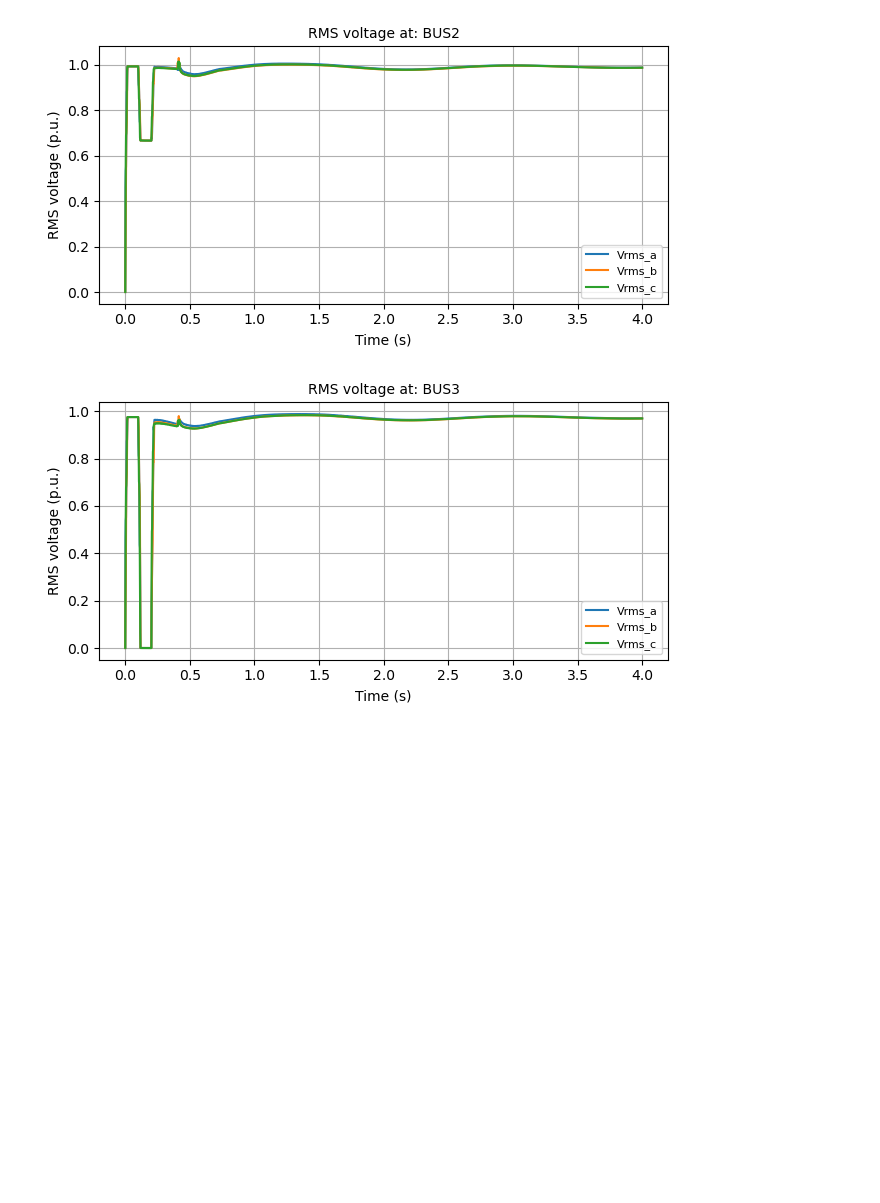
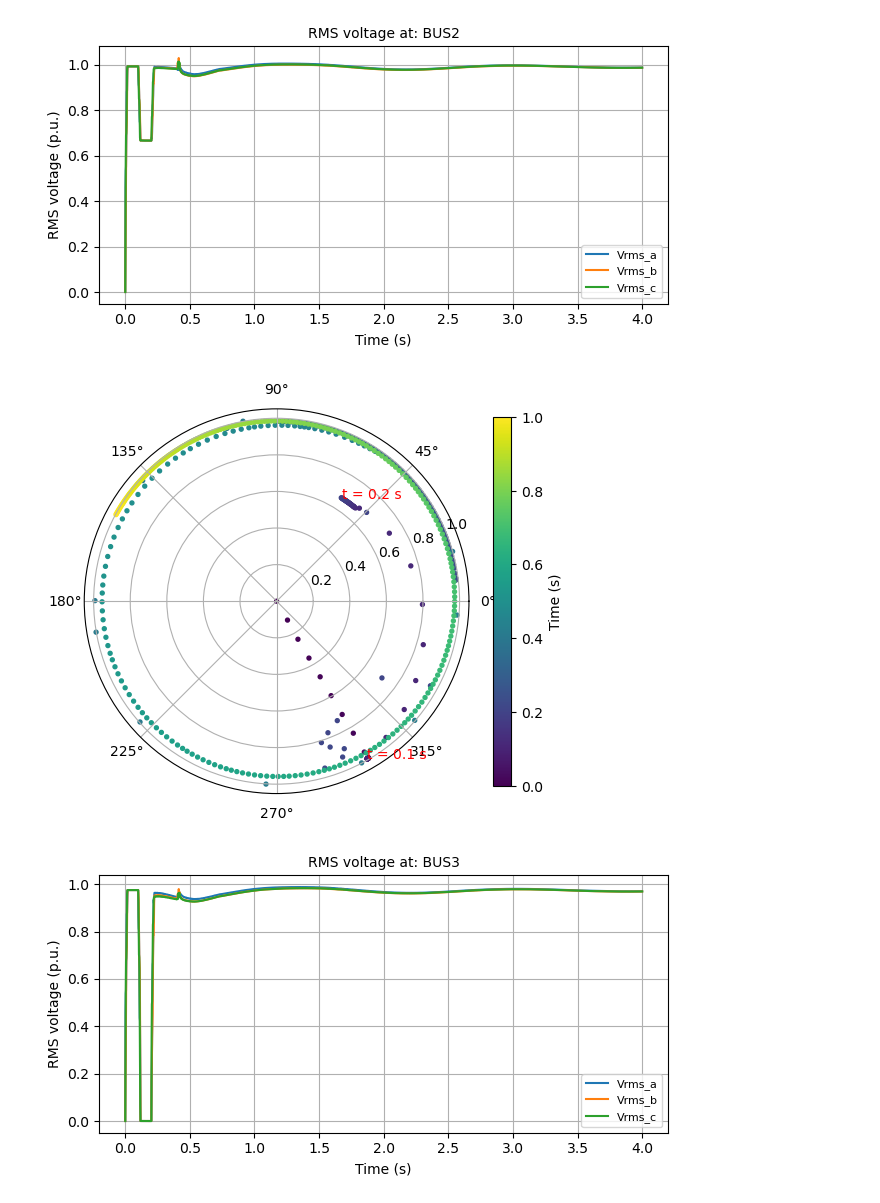
Before and after one commit to sarajcev/load_emtp_data, a Jupyter notebook: Process-EMTP-RV-Outputs.ipynb, the cells around one changed output. Saved outputs shown, nothing was run; the diff lists cells and outputs as text; code cells hidden in the pictures; blank space fills up the shorter version.

```diff
--- a/Process-EMTP-RV-Outputs.ipynb
+++ b/Process-EMTP-RV-Outputs.ipynb
@@ -88,6 +98,12 @@ plot_machine_delta_signals(data)
 plot_bus_voltages_rms(data, 'BUS2')
 # %% [output]
 [figure]
+# %%
+# The first second of the direct sequence BUS2 voltage
+# on a time-annotated polar plot.
+plot_bus_voltage_dir(data, 'BUS2', limit=1)
+# %% [output]
+[figure, added]
 # %%
 plot_bus_voltages_rms(data, 'BUS3')
 # %% [output]
```
Also changed, not shown: parts of 2 cells of this notebook.
